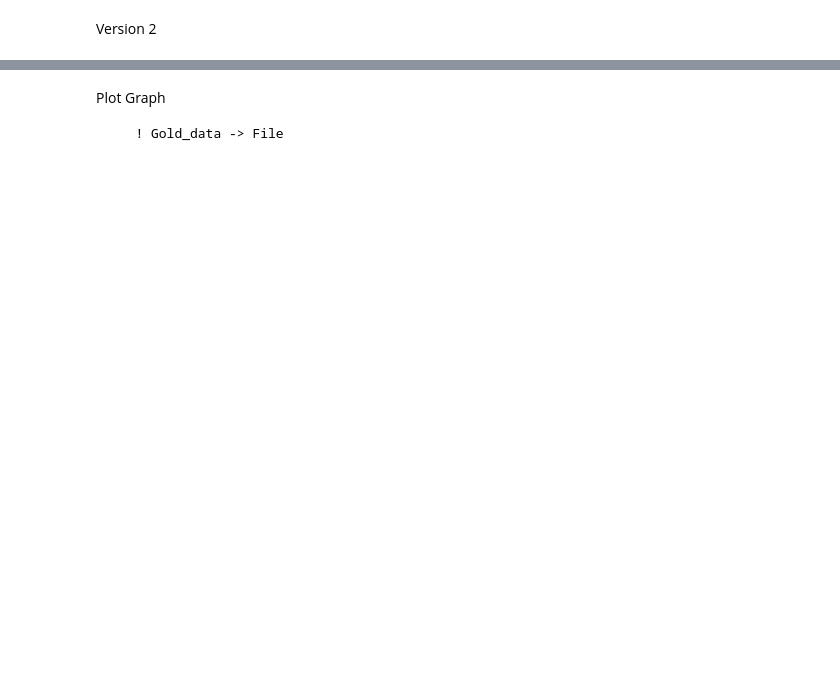
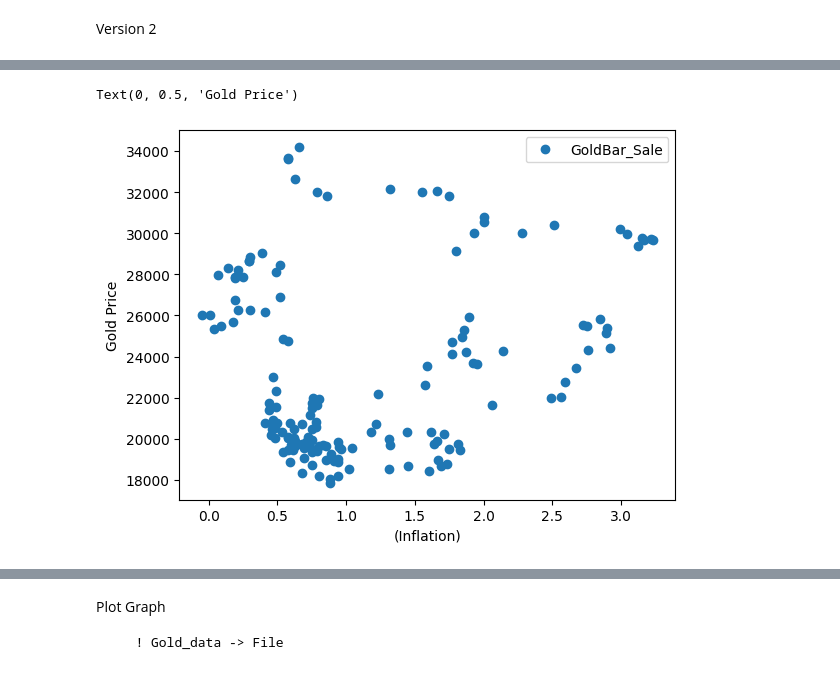
Before and after one commit to TeetyK/Forecast_Model, a Jupyter notebook: Feature_Selection and Forecast V1/GoldBar_Sale_Forecast.ipynb, the cells around one changed output, grey strips where cells are left out. Saved outputs shown, nothing was run; the diff lists cells and outputs as text; code cells hidden in the pictures; blank space fills up the shorter version.

```diff
--- a/Feature_Selection and Forecast V1/GoldBar_Sale_Forecast.ipynb
+++ b/Feature_Selection and Forecast V1/GoldBar_Sale_Forecast.ipynb
@@ -396,6 +458,9 @@ Gold_Factor_data[['GoldBar_Sale']+Factor_interested].corr()
 # %%
-Gold_Factor_data.plot(x='SET Index',y='GoldBar_Sale',style='o')
+Gold_Factor_data.plot(x='(Inflation)',y='GoldBar_Sale',style='o')
 plt.ylabel('Gold Price')
+# %% [output]
+Text(0, 0.5, 'Gold Price')
+[figure, added]
 # %%
 from sklearn.linear_model import LinearRegression
 # %%
```
Also changed, not shown: parts of 54 cells of this notebook.
